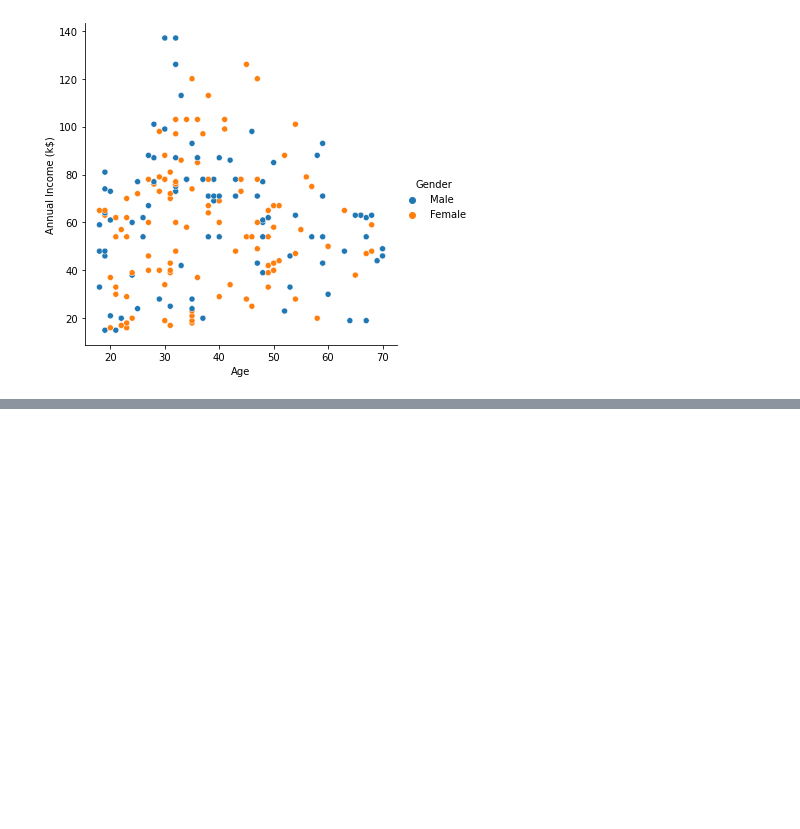
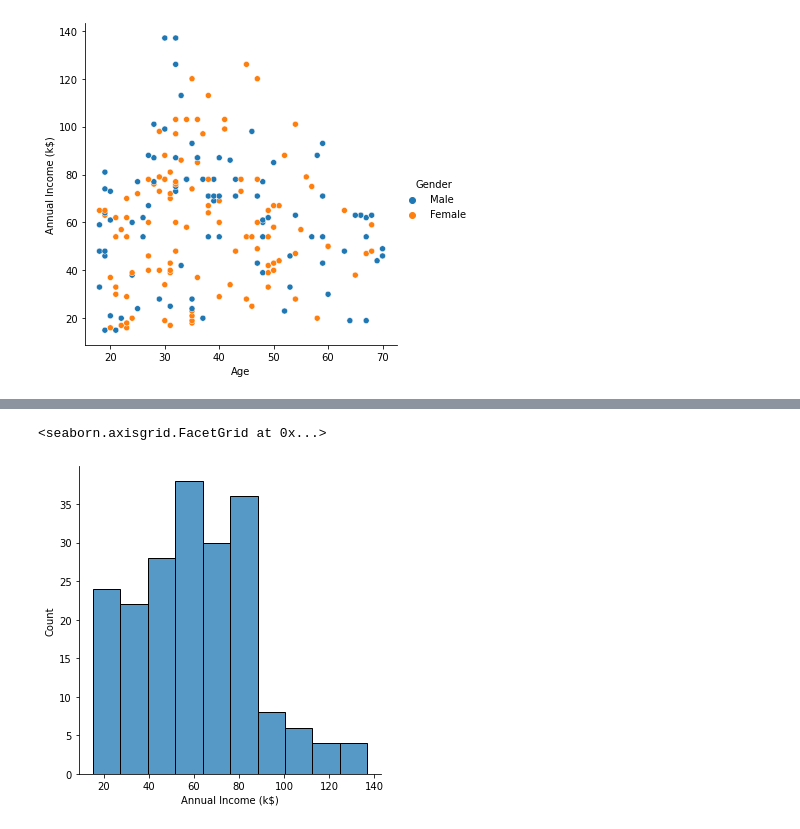
Before and after one commit to aritra741/Exploratory-Data-Analysis, a Jupyter notebook: Mall Customers.ipynb, the cells around one changed output, grey strips where cells are left out. Cells and saved outputs as stored; diff of their text form; code cells hidden in the pictures; blank space fills up the shorter version.

```diff
--- a/Mall Customers.ipynb
+++ b/Mall Customers.ipynb
@@ -86,0 +98,5 @@ sns.relplot(x= 'Age', y= 'Annual Income (k$)', hue= 'Gender', data= data)
+# %%
+sns.displot(data['Annual Income (k$)'])
+# %% [output]
+<seaborn.axisgrid.FacetGrid at 0x...>
+[figure, added]
```
Also changed, not shown: parts of 5 cells of this notebook.
